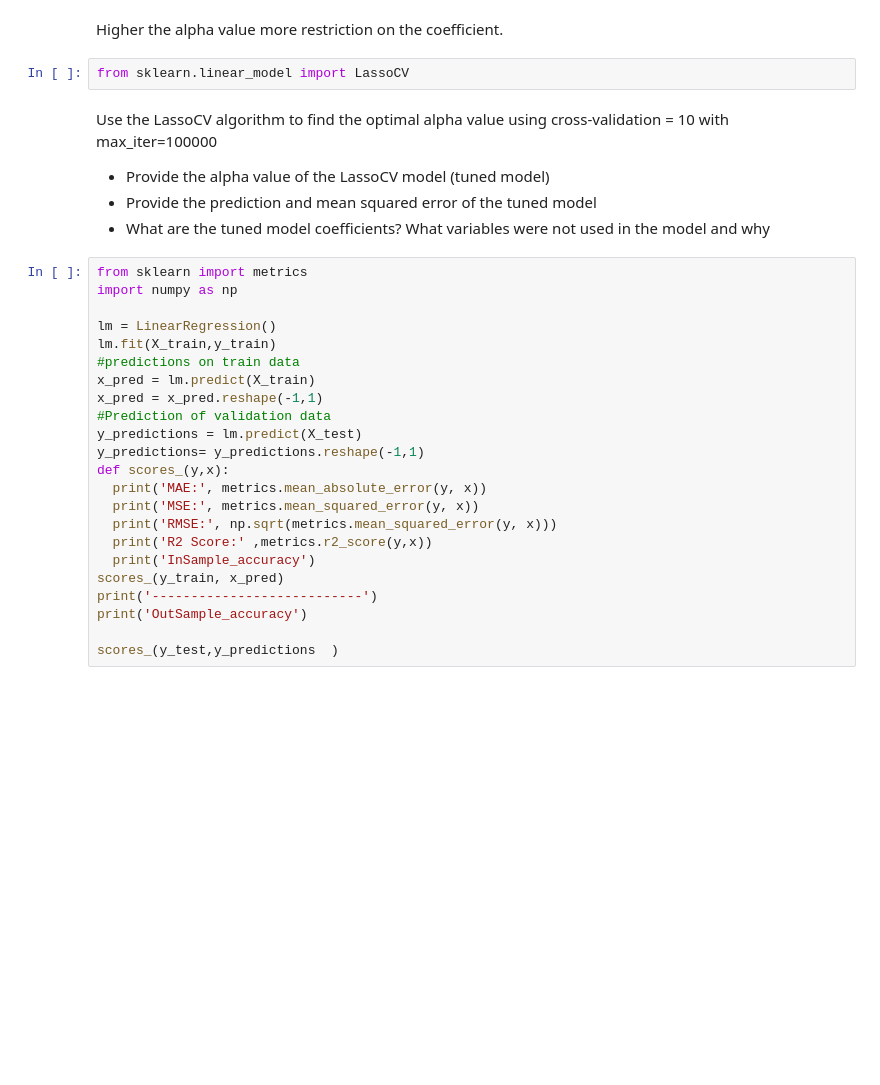
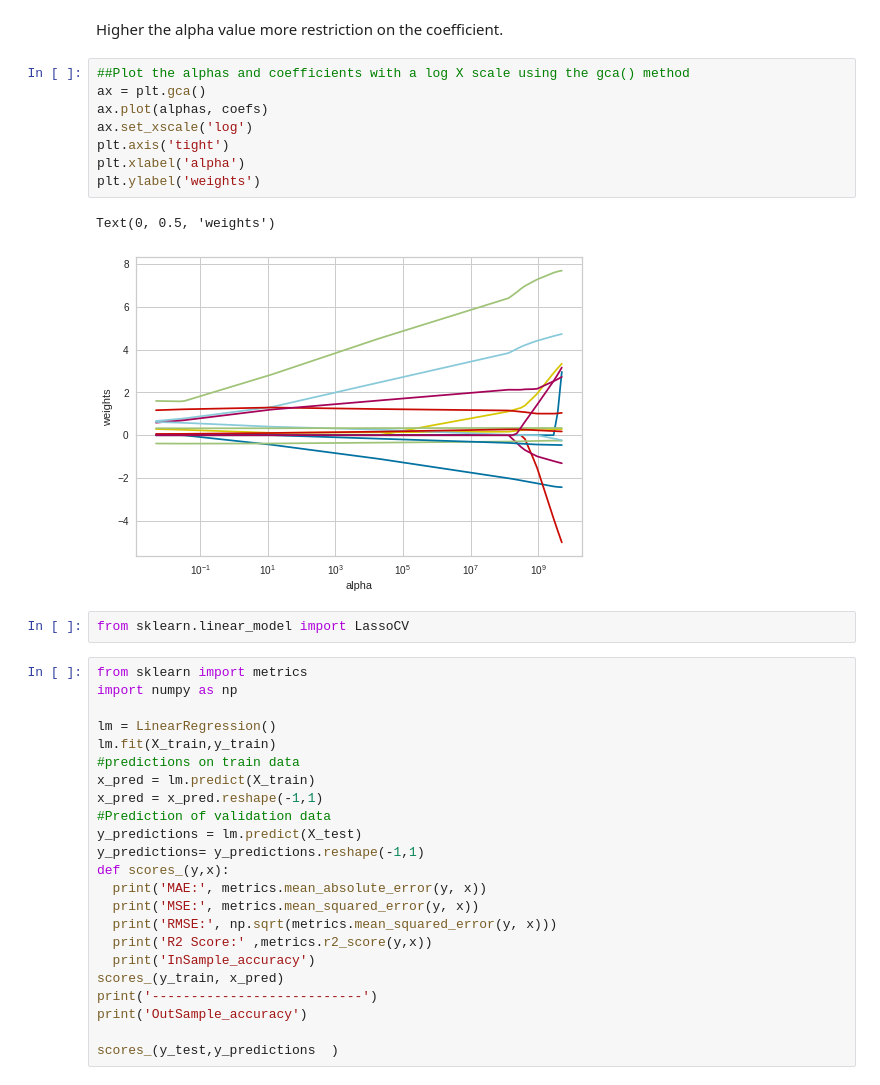
Before and after one commit to epic-coder97/Data-602, a Jupyter notebook: Homework_|_Week_5.ipynb, the cells around one changed output. Drawn from its saved outputs; the diff is of its cells as text; blank space fills up the shorter version.

```diff
--- a/Homework_|_Week_5.ipynb
+++ b/Homework_|_Week_5.ipynb
@@ -170,15 +172,19 @@ plt.show()
 [figure]
 # %% [markdown]
 Higher the alpha value more restriction on the coefficient.
+# %%
+##Plot the alphas and coefficients with a log X scale using the gca() method
+ax = plt.gca()
+ax.plot(alphas, coefs)
+ax.set_xscale('log')
+plt.axis('tight')
+plt.xlabel('alpha')
+plt.ylabel('weights')
+# %% [output]
+Text(0, 0.5, 'weights')
+[figure, added]
 # %%
 from sklearn.linear_model import LassoCV
-# %% [markdown]
-Use the LassoCV algorithm to find the optimal alpha value using cross-validation
-= 10 with max_iter=100000
-- Provide the alpha value of the LassoCV model (tuned model)
-- Provide the prediction and mean squared error of the tuned model
-- What are the tuned model coefficients? What variables were not used in the
-model and why
 # %%
 from sklearn import metrics
 import numpy as np
```
Also changed, not shown: parts of 5 cells of this notebook.
